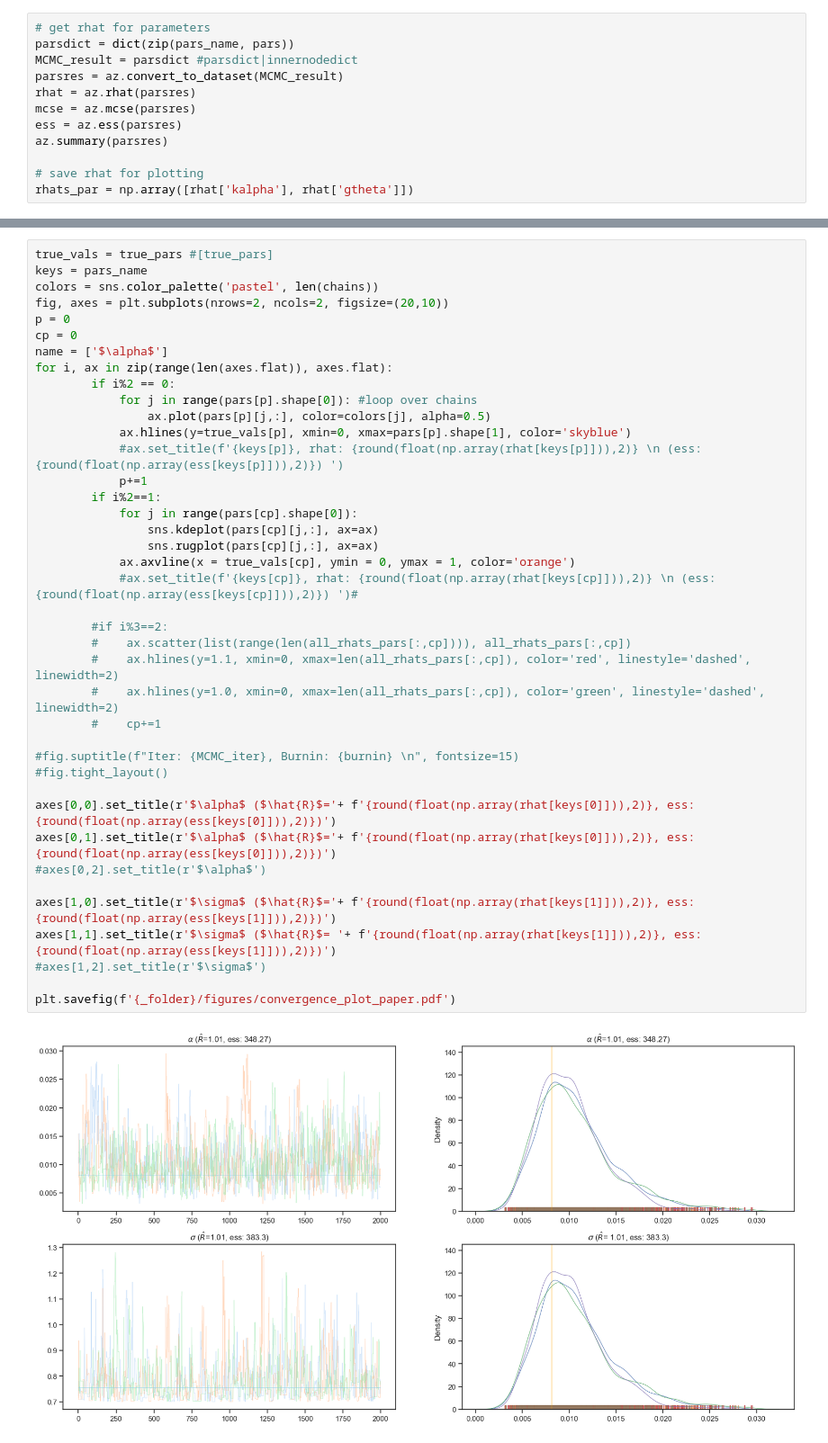
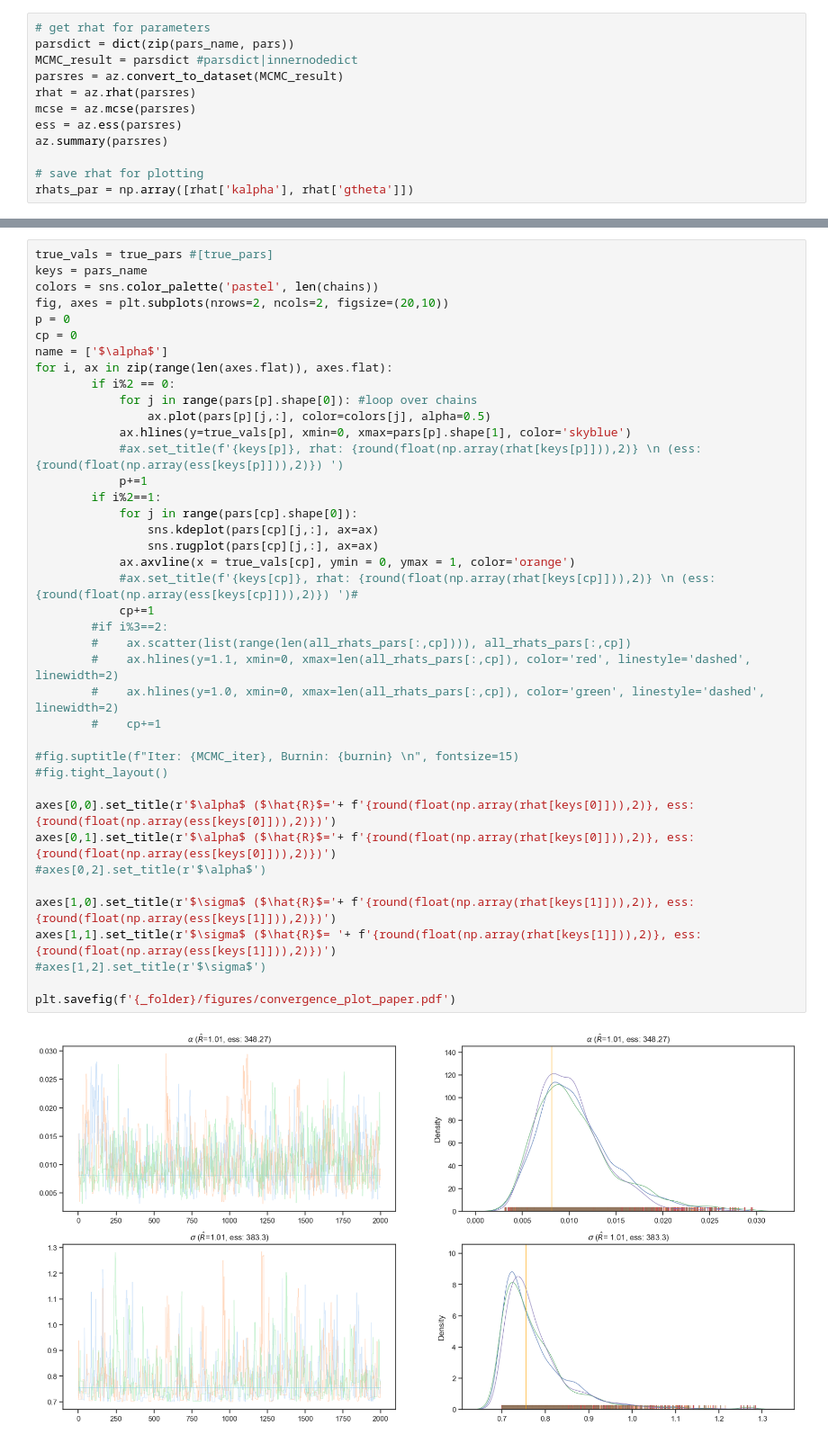
Before and after one commit to sofiastroustrup/SPMS, a Jupyter notebook: 1-ranktest/sunmary-plots.ipynb, the cells around one changed output, grey strips where cells are left out. Shown at 90% size. Cells and saved outputs as stored; diff of their text form.

Commit message:
corrected mistake in plotting

```diff
--- a/1-ranktest/sunmary-plots.ipynb
+++ b/1-ranktest/sunmary-plots.ipynb
@@ -387,32 +391,32 @@ for i, ax in zip(range(len(axes.flat)), axes.flat):
             for j in range(pars[p].shape[0]): #loop over chains
                 ax.plot(pars[p][j,:], color=colors[j], alpha=0.5)
             ax.hlines(y=true_vals[p], xmin=0, xmax=pars[p].shape[1], color='skyblue')
             #ax.set_title(f'{keys[p]}, rhat: {round(float(np.array(rhat[keys[p]])),2)} \n (ess: {round(float(np.array(ess[keys[p]])),2)}) ')
             p+=1
         if i%2==1:
             for j in range(pars[cp].shape[0]):
                 sns.kdeplot(pars[cp][j,:], ax=ax)
                 sns.rugplot(pars[cp][j,:], ax=ax)
             ax.axvline(x = true_vals[cp], ymin = 0, ymax = 1, color='orange')
             #ax.set_title(f'{keys[cp]}, rhat: {round(float(np.array(rhat[keys[cp]])),2)} \n (ess: {round(float(np.array(ess[keys[cp]])),2)}) ')#
-
+            cp+=1
         #if i%3==2:
         #    ax.scatter(list(range(len(all_rhats_pars[:,cp]))), all_rhats_pars[:,cp])
         #    ax.hlines(y=1.1, xmin=0, xmax=len(all_rhats_pars[:,cp]), color='red', linestyle='dashed', linewidth=2)
         #    ax.hlines(y=1.0, xmin=0, xmax=len(all_rhats_pars[:,cp]), color='green', linestyle='dashed', linewidth=2)
         #    cp+=1
 
 #fig.suptitle(f"Iter: {MCMC_iter}, Burnin: {burnin} \n", fontsize=15)
 #fig.tight_layout()
 
 axes[0,0].set_title(r'$\alpha$ ($\hat{R}$='+ f'{round(float(np.array(rhat[keys[0]])),2)}, ess: {round(float(np.array(ess[keys[0]])),2)})')
 axes[0,1].set_title(r'$\alpha$ ($\hat{R}$='+ f'{round(float(np.array(rhat[keys[0]])),2)}, ess: {round(float(np.array(ess[keys[0]])),2)})')
 #axes[0,2].set_title(r'$\alpha$')
 
 axes[1,0].set_title(r'$\sigma$ ($\hat{R}$='+ f'{round(float(np.array(rhat[keys[1]])),2)}, ess: {round(float(np.array(ess[keys[1]])),2)})')
 axes[1,1].set_title(r'$\sigma$ ($\hat{R}$= '+ f'{round(float(np.array(rhat[keys[1]])),2)}, ess: {round(float(np.array(ess[keys[1]])),2)})')
 #axes[1,2].set_title(r'$\sigma$')
 
 plt.savefig(f'{_folder}/figures/convergence_plot_paper.pdf')
 # %% [output]
-[figure, old version]
+[figure, new version]
```
Also changed, not shown: parts of 2 cells of this notebook.
